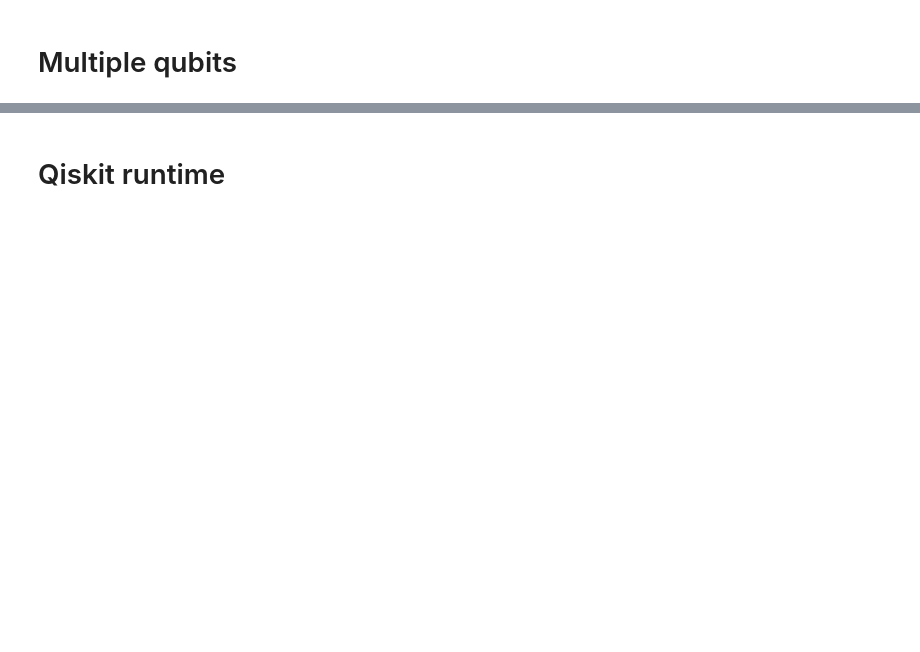
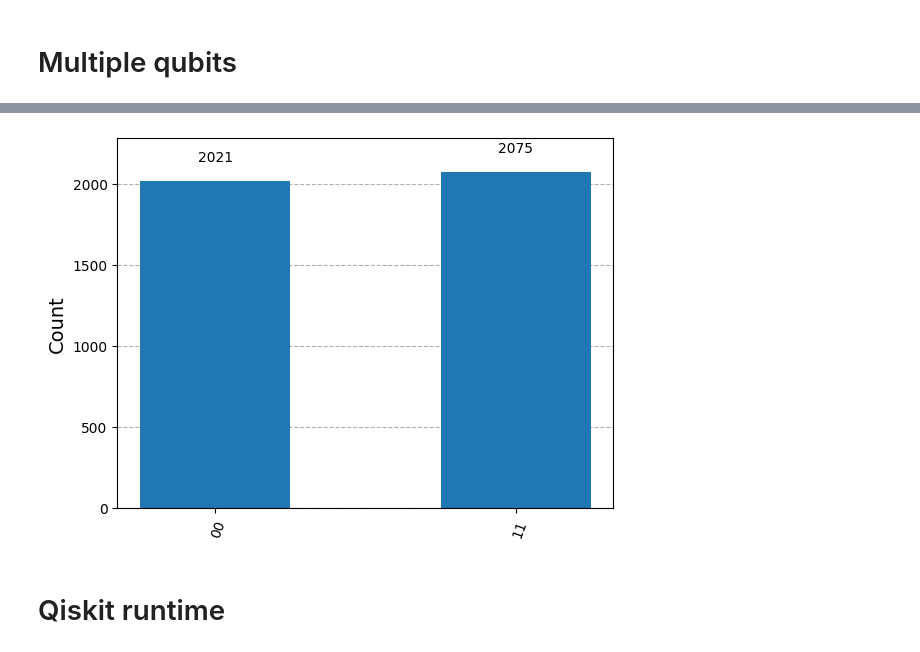
Before and after one commit to DuarteMagano/Hello-Quantum-World, a Jupyter notebook: tutorial_master.ipynb, the cells around one changed output, grey strips where cells are left out. Saved outputs shown, nothing was run; the diff lists cells and outputs as text; code cells hidden in the pictures; blank space fills up the shorter version.

```diff
--- a/tutorial_master.ipynb
+++ b/tutorial_master.ipynb
@@ -200,2 +213,10 @@ plot_histogram(counts)
+# %%
+job = sampler.run([qc], shots=NSHOTS)
+results = job.result()[0] # the "0" index is because you can run more than one circuit
+counts = results.data.meas.get_counts() # t"meas" is the default name for the classical register
+# %%
+plot_histogram(counts)
+# %% [output]
+[figure, added]
 # %% [markdown]
 # Qiskit runtime
```
Also changed, not shown: parts of 23 cells of this notebook.
